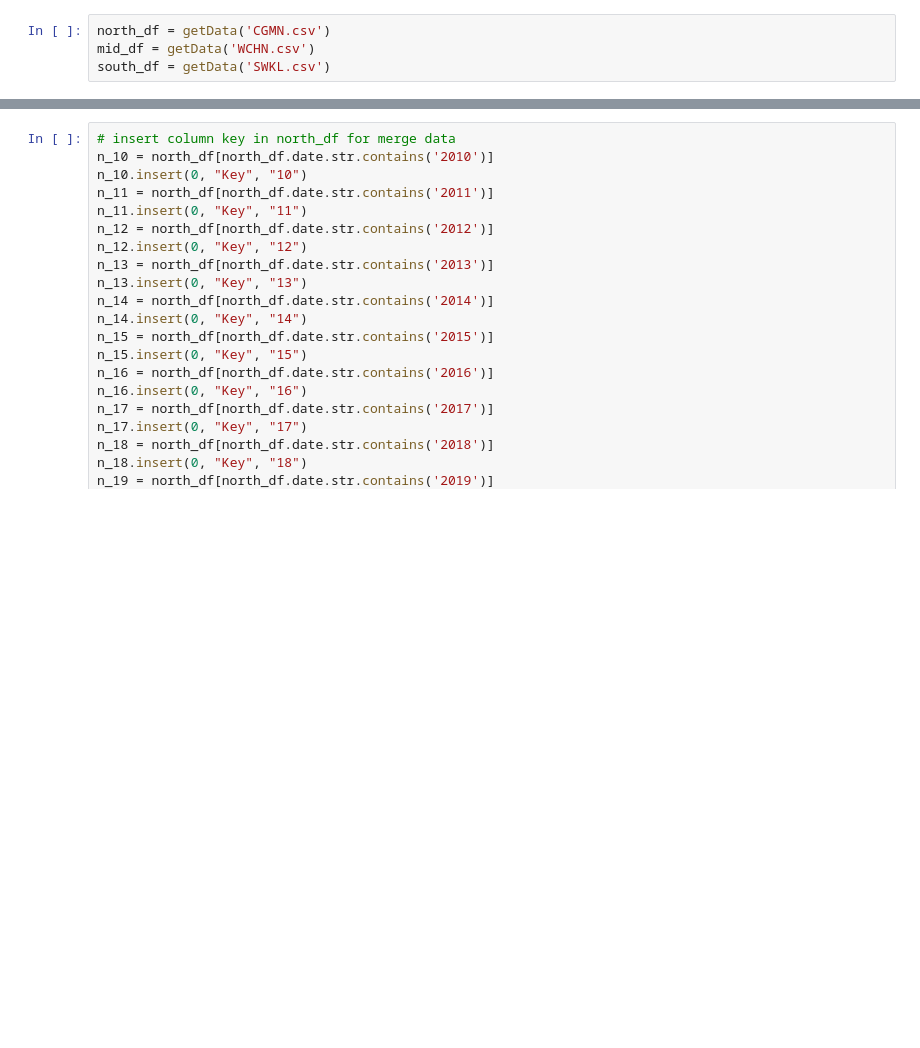
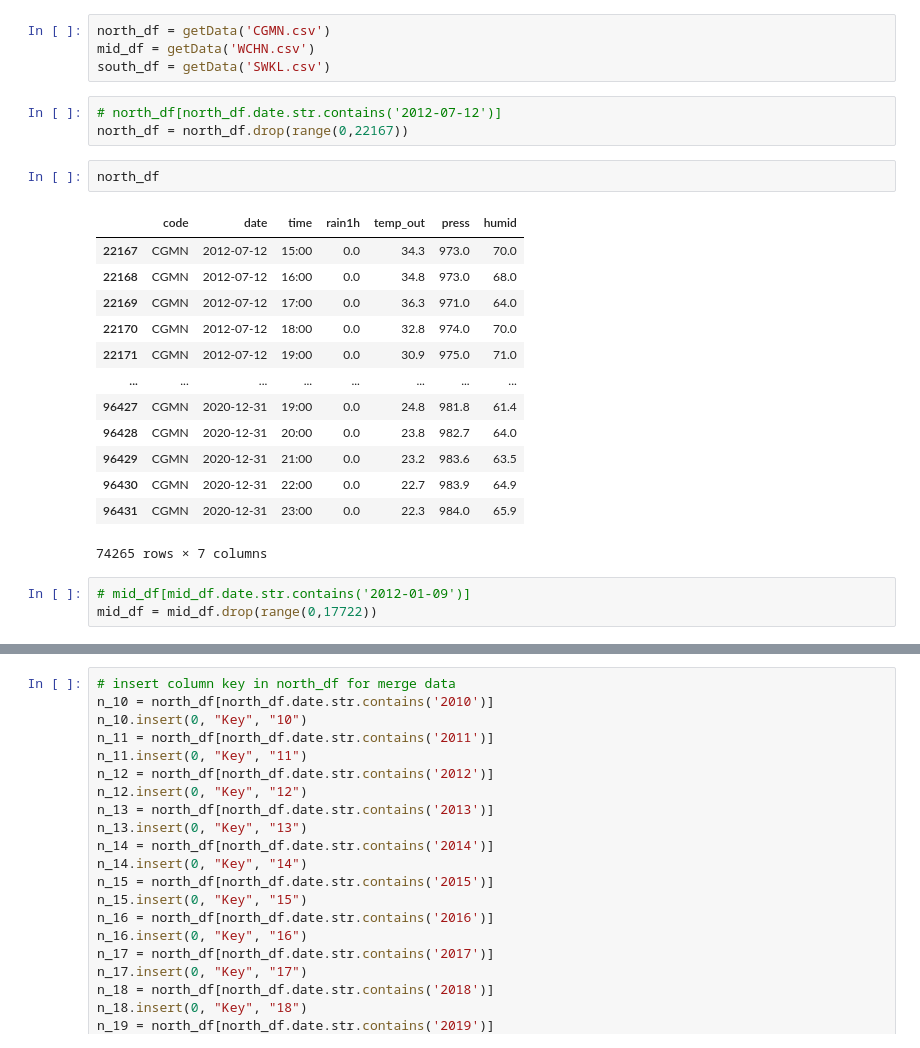
Before and after one commit to punnarat-w/Yomriver_analysis, a Jupyter notebook: ForecastingModel.ipynb, the cells around one changed output, grey strips where cells are left out. Saved outputs shown, nothing was run; the diff lists cells and outputs as text; blank space fills up the shorter version.

```diff
--- a/ForecastingModel.ipynb
+++ b/ForecastingModel.ipynb
@@ -85,3 +85,25 @@ To: /content/SWKL.csv
 north_df = getData('CGMN.csv')
 mid_df = getData('WCHN.csv')
 south_df = getData('SWKL.csv')
+# %%
+# north_df[north_df.date.str.contains('2012-07-12')]
+north_df = north_df.drop(range(0,22167))
+# %%
+north_df
+# %% [output]
+|  | code | date | time | rain1h | temp_out | press | humid |
+| 22167 | CGMN | 2012-07-12 | 15:00 | 0.0 | 34.3 | 973.0 | 70.0 |
+| 22168 | CGMN | 2012-07-12 | 16:00 | 0.0 | 34.8 | 973.0 | 68.0 |
+| 22169 | CGMN | 2012-07-12 | 17:00 | 0.0 | 36.3 | 971.0 | 64.0 |
+| 22170 | CGMN | 2012-07-12 | 18:00 | 0.0 | 32.8 | 974.0 | 70.0 |
+| 22171 | CGMN | 2012-07-12 | 19:00 | 0.0 | 30.9 | 975.0 | 71.0 |
+| ... | ... | ... | ... | ... | ... | ... | ... |
+| 96427 | CGMN | 2020-12-31 | 19:00 | 0.0 | 24.8 | 981.8 | 61.4 |
+| 96428 | CGMN | 2020-12-31 | 20:00 | 0.0 | 23.8 | 982.7 | 64.0 |
+| 96429 | CGMN | 2020-12-31 | 21:00 | 0.0 | 23.2 | 983.6 | 63.5 |
+| 96430 | CGMN | 2020-12-31 | 22:00 | 0.0 | 22.7 | 983.9 | 64.9 |
+| 96431 | CGMN | 2020-12-31 | 23:00 | 0.0 | 22.3 | 984.0 | 65.9 |
+74265 rows × 7 columns
+# %%
+# mid_df[mid_df.date.str.contains('2012-01-09')]
+mid_df = mid_df.drop(range(0,17722))
```
Also changed, not shown: parts of 6 cells of this notebook.
